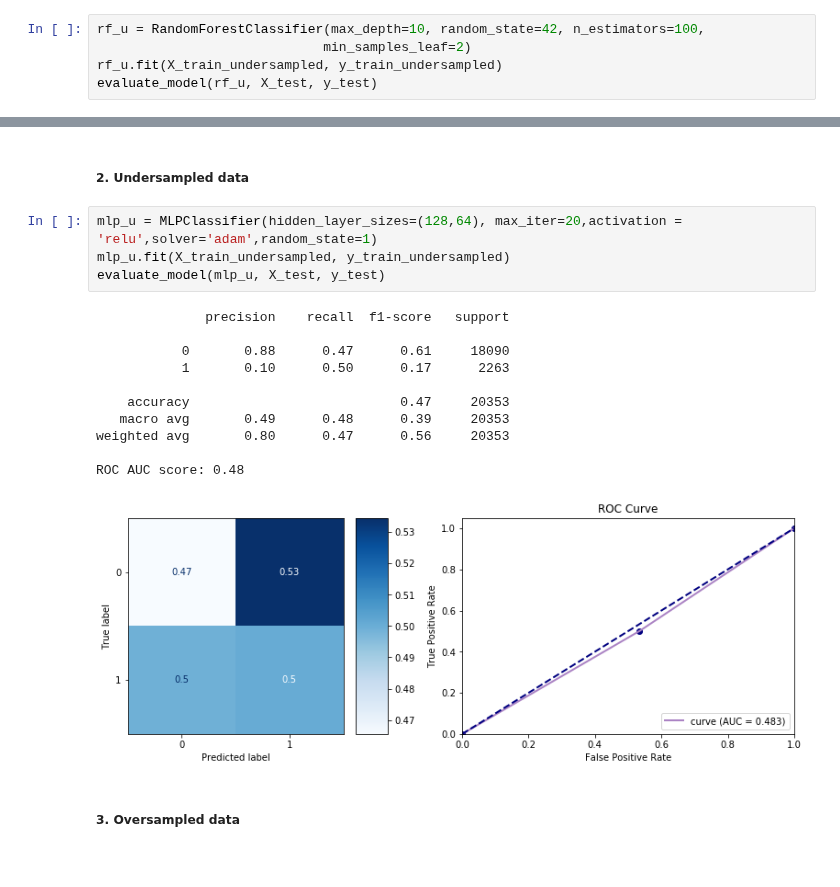
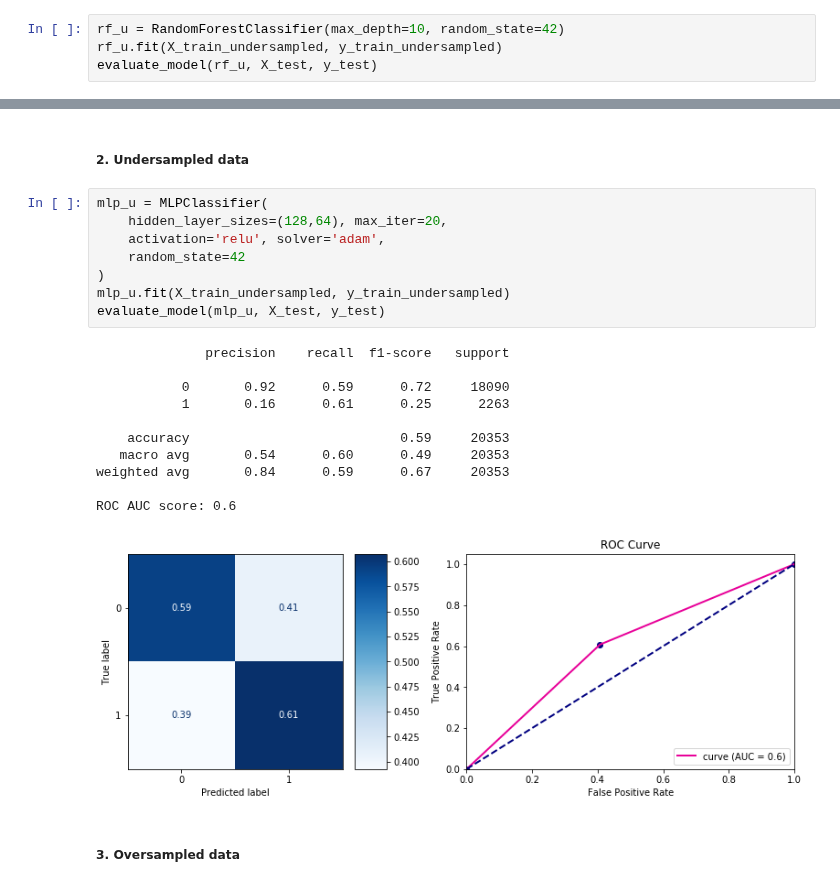
Before and after one commit to pmacinec/diabetes-patients-readmissions-prediction, a Jupyter notebook: notebooks/2_model_selection.ipynb, the cells around one changed output, grey strips where cells are left out. Cells and saved outputs as stored; diff of their text form.

Commit message:
ADD: run model selection with random downsampling

```diff
--- a/notebooks/2_model_selection.ipynb
+++ b/notebooks/2_model_selection.ipynb
@@ -102,8 +100,7 @@ ROC AUC score: 0.61
 # %% [markdown]
 ##### 2. Undersampled data
 # %%
-rf_u = RandomForestClassifier(max_depth=10, random_state=42, n_estimators=100,
-                             min_samples_leaf=2)
+rf_u = RandomForestClassifier(max_depth=10, random_state=42)
 rf_u.fit(X_train_undersampled, y_train_undersampled)
 evaluate_model(rf_u, X_test, y_test)
 # %% [output]
@@ -258,21 +261,25 @@ ROC AUC score: 0.5
 # %% [markdown]
 ##### 2. Undersampled data
 # %%
-mlp_u = MLPClassifier(hidden_layer_sizes=(128,64), max_iter=20,activation = 'relu',solver='adam',random_state=1)
+mlp_u = MLPClassifier(
+    hidden_layer_sizes=(128,64), max_iter=20,
+    activation='relu', solver='adam',
+    random_state=42
+)
 mlp_u.fit(X_train_undersampled, y_train_undersampled)
 evaluate_model(mlp_u, X_test, y_test)
 # %% [output]
               precision    recall  f1-score   support
 
-           0       0.88      0.47      0.61     18090
-           1       0.10      0.50      0.17      2263
+           0       0.92      0.59      0.72     18090
+           1       0.16      0.61      0.25      2263
 
-    accuracy                           0.47     20353
-   macro avg       0.49      0.48      0.39     20353
-weighted avg       0.80      0.47      0.56     20353
+    accuracy                           0.59     20353
+   macro avg       0.54      0.60      0.49     20353
+weighted avg       0.84      0.59      0.67     20353
 
-ROC AUC score: 0.48
+ROC AUC score: 0.6
-[figure, old version]
+[figure, new version]
 # %% [markdown]
 ##### 3. Oversampled data
 # %%
```
Also changed, not shown: parts of 15 cells of this notebook.
